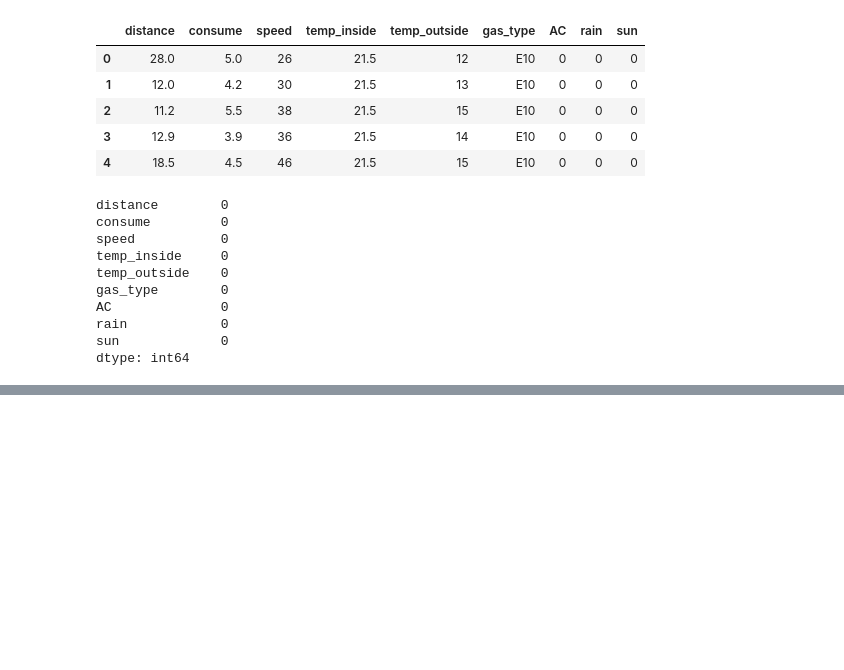
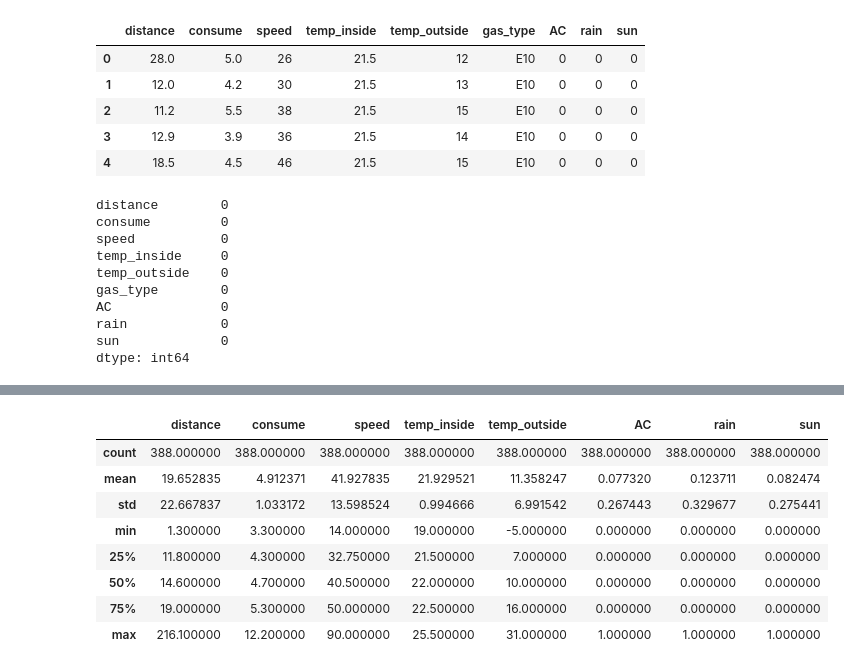
Before and after one commit to ironhack-edu/technical_challenge_DA, a Jupyter notebook: main.ipynb, the cells around one changed output, grey strips where cells are left out. Saved outputs shown, nothing was run; the diff lists cells and outputs as text; code cells hidden in the pictures; blank space fills up the shorter version.

```diff
--- a/main.ipynb
+++ b/main.ipynb
@@ -147,0 +173,12 @@ dtype: int64
+# %%
+df.describe()
+# %% [output]
+|  | distance | consume | speed | temp_inside | temp_outside | AC | rain | sun |
+| count | 388.000000 | 388.000000 | 388.000000 | 388.000000 | 388.000000 | 388.000000 | 388.000000 | 388.000000 |
+| mean | 19.652835 | 4.912371 | 41.927835 | 21.929521 | 11.358247 | 0.077320 | 0.123711 | 0.082474 |
+| std | 22.667837 | 1.033172 | 13.598524 | 0.994666 | 6.991542 | 0.267443 | 0.329677 | 0.275441 |
+| min | 1.300000 | 3.300000 | 14.000000 | 19.000000 | -5.000000 | 0.000000 | 0.000000 | 0.000000 |
+| 25% | 11.800000 | 4.300000 | 32.750000 | 21.500000 | 7.000000 | 0.000000 | 0.000000 | 0.000000 |
+| 50% | 14.600000 | 4.700000 | 40.500000 | 22.000000 | 10.000000 | 0.000000 | 0.000000 | 0.000000 |
+| 75% | 19.000000 | 5.300000 | 50.000000 | 22.500000 | 16.000000 | 0.000000 | 0.000000 | 0.000000 |
+| max | 216.100000 | 12.200000 | 90.000000 | 25.500000 | 31.000000 | 1.000000 | 1.000000 | 1.000000 |
```
Also changed, not shown: parts of 26 cells of this notebook.
